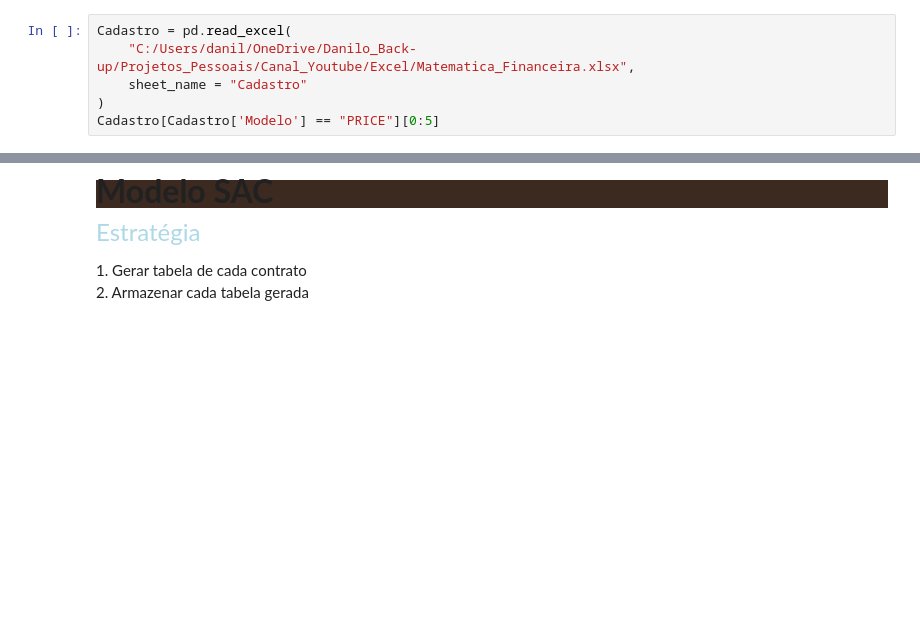
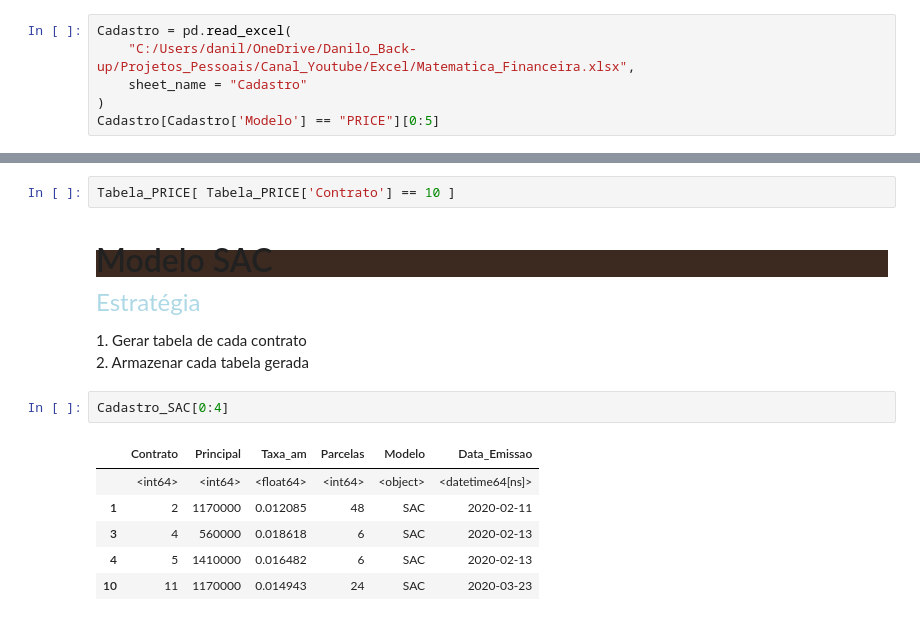
Before and after one commit to Danilo-Carajiliascov/DC_LearningTech_Analytics, a Jupyter notebook: Analytics_Python.ipynb, the cells around one changed output, grey strips where cells are left out. Saved outputs shown, nothing was run; the diff lists cells and outputs as text; blank space fills up the shorter version.

```diff
--- a/Analytics_Python.ipynb
+++ b/Analytics_Python.ipynb
@@ -819,14 +820,25 @@ Tabelas_PRICE = pd.DataFrame({
     'Amort'    : Amort__[1:].round(2),
     'PV_atual' : PV_atual__[1:].round(2)
 })
+# %%
+Tabela_PRICE[ Tabela_PRICE['Contrato'] == 10 ]
 # %% [markdown]
-<p style="font-family:consolas; background-color:#3C2A21"><font size=6><b>Modelo SAC</b></font></p>
+##### <p style="font-family:impact; background-color:#3C2A21"><font size=6>Modelo SAC</font></p>
 
 <font size=5 style = "font-family: impact; color:lightblue">Estratégia</font>
 <p style = "font-family: consolas">
 1. Gerar tabela de cada contrato<br>
 2. Armazenar cada tabela gerada
 </p>
+# %%
+Cadastro_SAC[0:4]
+# %% [output]
+|  | Contrato | Principal | Taxa_am | Parcelas | Modelo | Data_Emissao |
+|  | <int64> | <int64> | <float64> | <int64> | <object> | <datetime64[ns]> |
+| 1 | 2 | 1170000 | 0.012085 | 48 | SAC | 2020-02-11 |
+| 3 | 4 | 560000 | 0.018618 | 6 | SAC | 2020-02-13 |
+| 4 | 5 | 1410000 | 0.016482 | 6 | SAC | 2020-02-13 |
+| 10 | 11 | 1170000 | 0.014943 | 24 | SAC | 2020-03-23 |
 # %%
 Tabela_SAC = pd.DataFrame([])
 Cadastro_SAC = Cadastro[ Cadastro['Modelo'] == "SAC" ]
```
Also changed, not shown: parts of 8 cells of this notebook, 1 other file.
